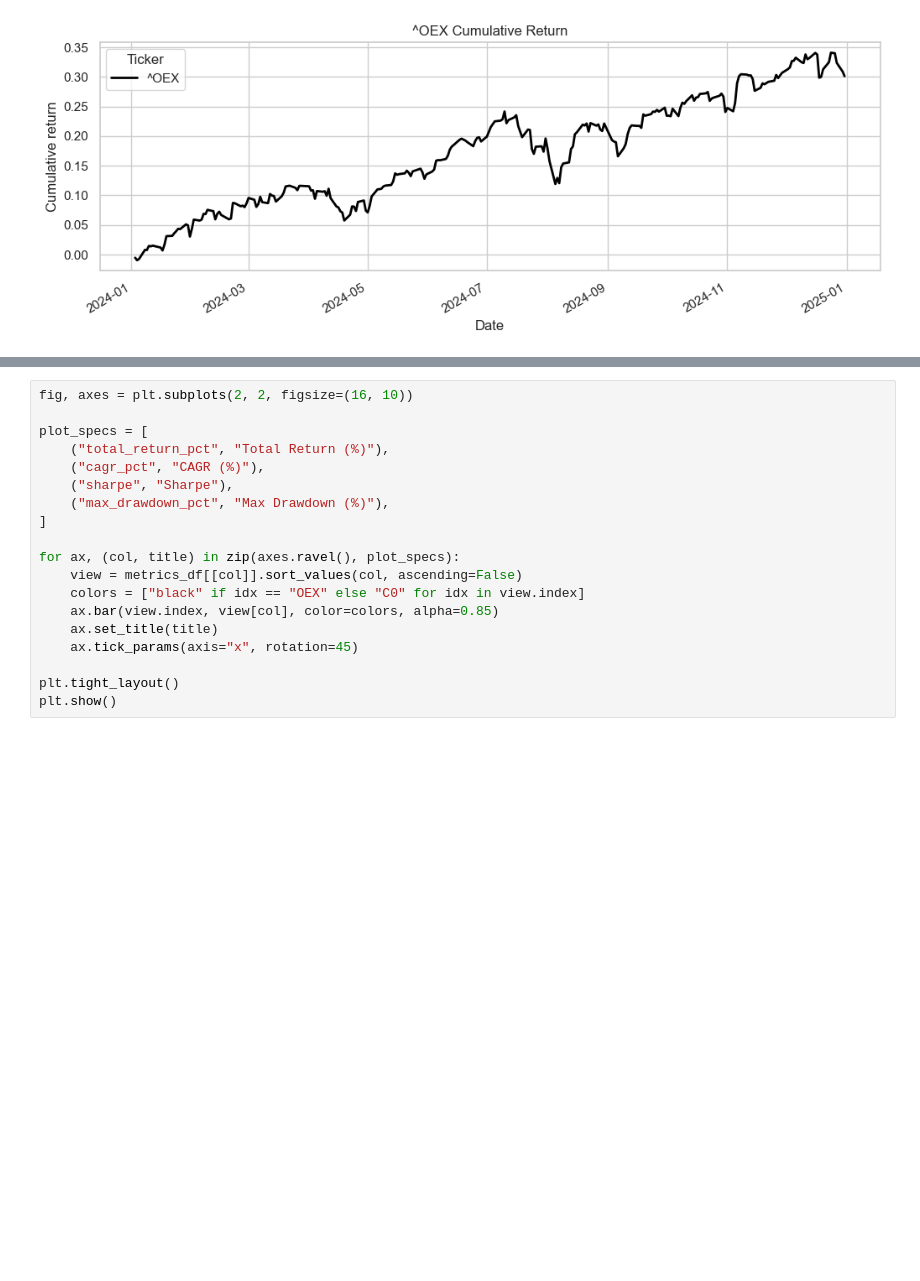
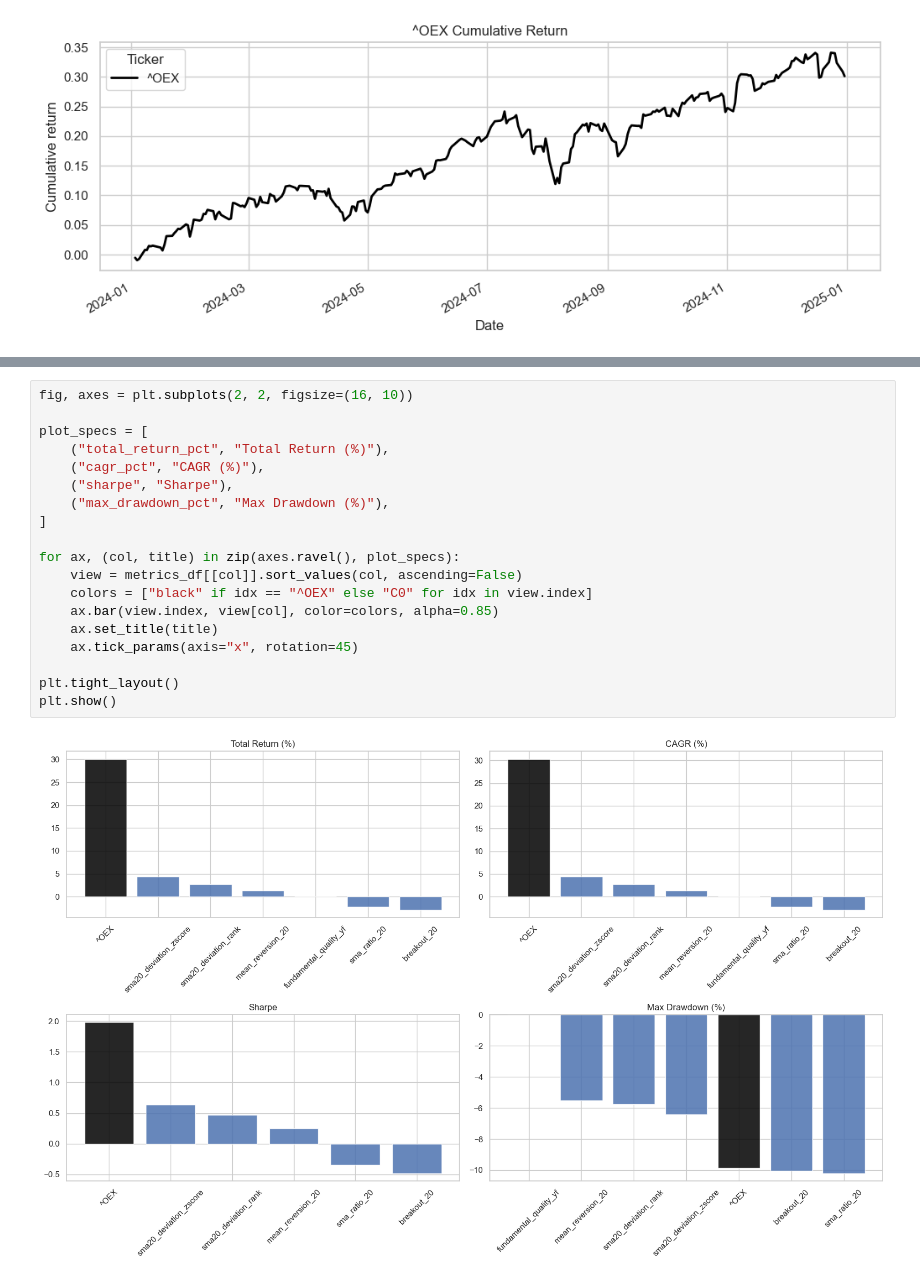
Before and after one commit to Kaushikdey647/shunya, a Jupyter notebook: examples/alpha_benchmark_oex.ipynb, the cells around one changed output, grey strips where cells are left out. Saved outputs shown, nothing was run; the diff lists cells and outputs as text; blank space fills up the shorter version.

```diff
--- a/examples/alpha_benchmark_oex.ipynb
+++ b/examples/alpha_benchmark_oex.ipynb
@@ -298,19 +365,21 @@ KeyError: 'OEX'
 # %%
 fig, axes = plt.subplots(2, 2, figsize=(16, 10))
 
 plot_specs = [
     ("total_return_pct", "Total Return (%)"),
     ("cagr_pct", "CAGR (%)"),
     ("sharpe", "Sharpe"),
     ("max_drawdown_pct", "Max Drawdown (%)"),
 ]
 
 for ax, (col, title) in zip(axes.ravel(), plot_specs):
     view = metrics_df[[col]].sort_values(col, ascending=False)
-    colors = ["black" if idx == "OEX" else "C0" for idx in view.index]
+    colors = ["black" if idx == "^OEX" else "C0" for idx in view.index]
     ax.bar(view.index, view[col], color=colors, alpha=0.85)
     ax.set_title(title)
     ax.tick_params(axis="x", rotation=45)
 
 plt.tight_layout()
 plt.show()
+# %% [output]
+[figure, added]
```
Also changed, not shown: parts of 9 cells of this notebook, 21 other files.
